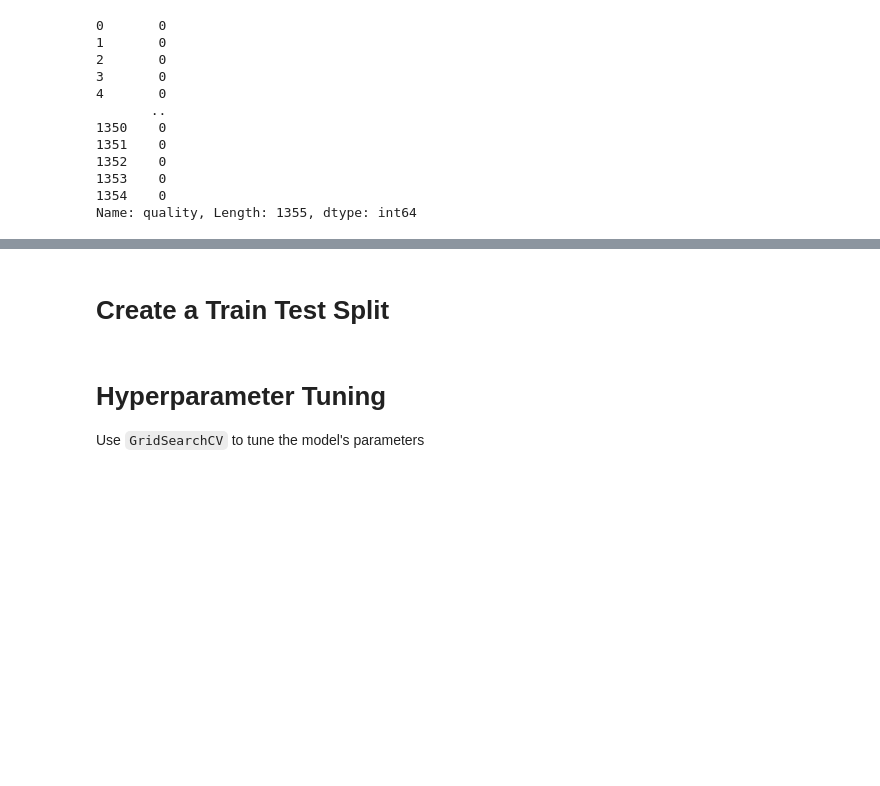
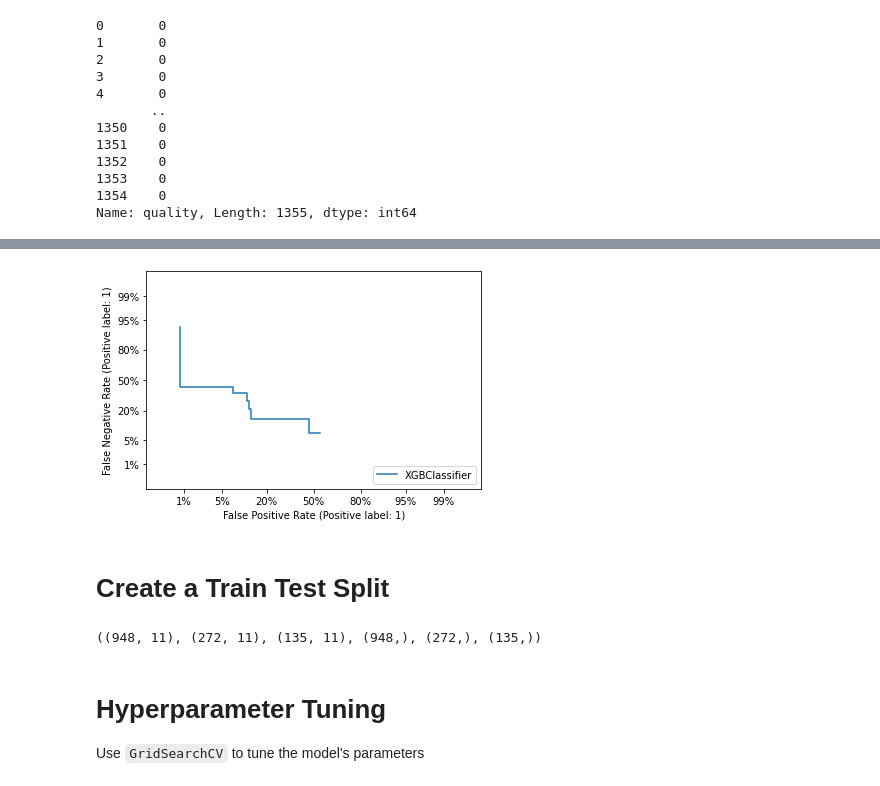
Before and after one commit to josiedeleon/Final-Project, a Jupyter notebook: Notebooks/XGBoost_Red.ipynb, the cells around one changed output, grey strips where cells are left out. Drawn from its saved outputs; the diff is of its cells as text; code cells hidden in the pictures; blank space fills up the shorter version.

```diff
--- a/Notebooks/XGBoost_Red.ipynb
+++ b/Notebooks/XGBoost_Red.ipynb
@@ -145,2 +188,18 @@ Final result: 0.9264705882352942
+# %%
+from sklearn import metrics
+rf_disp = metrics.plot_det_curve(best_xgb_cl, X_test, y_test)
+plt.show()
+# %% [output]
+[figure, added]
 # %% [markdown]
 # Create a Train Test Split
+# %%
+# Split the data using train_test_split
+
+
+from sklearn.model_selection import train_test_split
+X_train, X_, y_train, y_ = train_test_split(X,y,train_size=.7,random_state=3)
+X_val,X_test, y_val, y_test = train_test_split(X_,y_,test_size=.33,random_state=3)
+X_train.shape, X_val.shape, X_test.shape, y_train.shape, y_val.shape, y_test.shape
+# %% [output]
+((948, 11), (272, 11), (135, 11), (948,), (272,), (135,))
```
Also changed, not shown: parts of 16 cells of this notebook, 1 other file.
